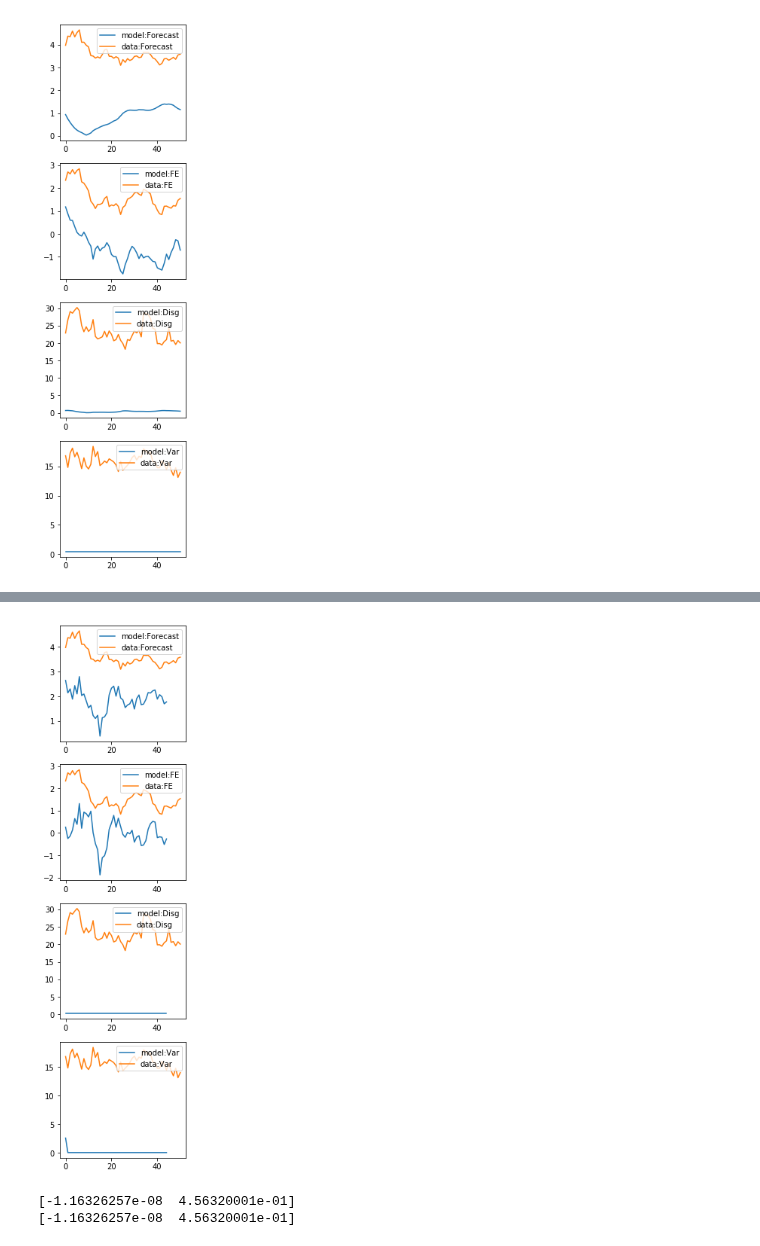
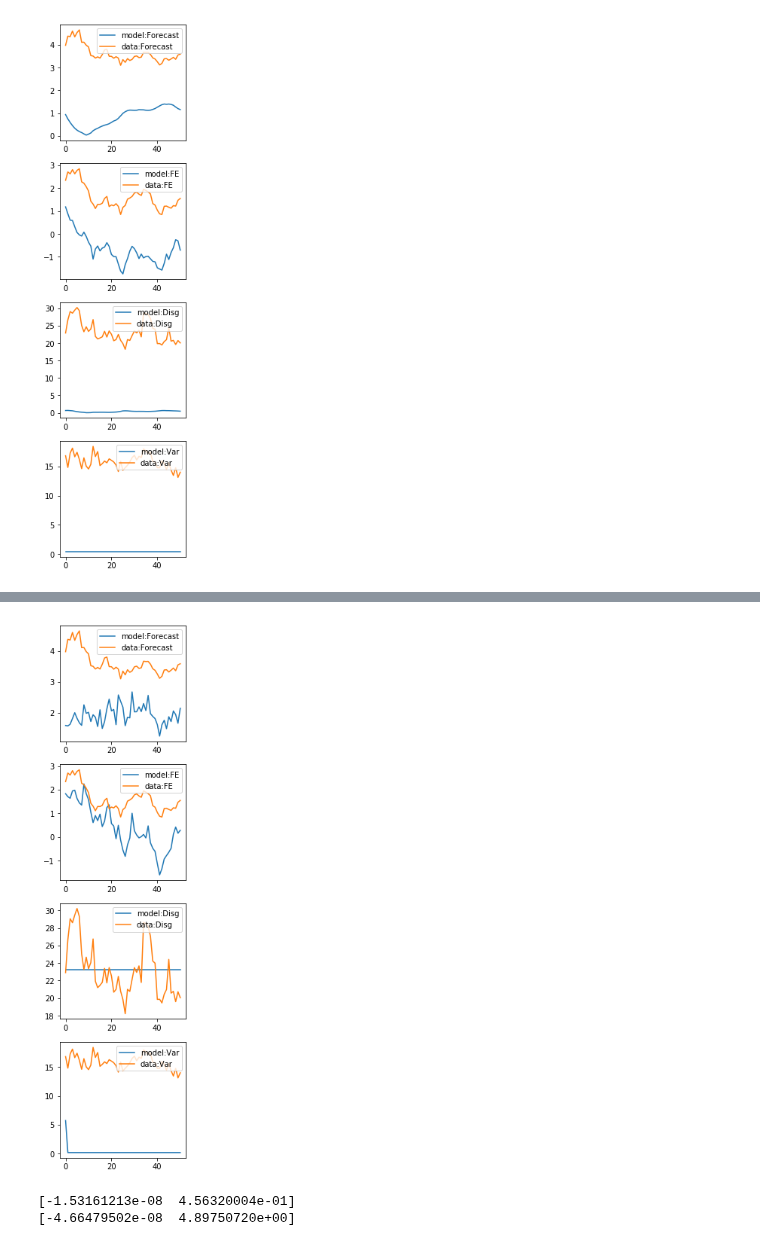
Before and after one commit to TaoWangEcon/ExpProject, a Jupyter notebook: workingfolder/python/DoEstimationWithData.ipynb, the cells around one changed output, grey strips where cells are left out. Drawn from its saved outputs; the diff is of its cells as text; code cells hidden in the pictures.

Commit message:
debugged NI estimation but the estimates remains crazily small

```diff
--- a/workingfolder/python/DoEstimationWithData.ipynb
+++ b/workingfolder/python/DoEstimationWithData.ipynb
@@ -294,24 +297,27 @@ NI_model2 = ni(real_time = real_time,process_para = process_paraM_est)
 NI_model2.SimulateSignals()
 NI_model2.GetRealization(realized_CPI)
 NI_model2.GetDataMoments(data_moms_dct)
+NI_model2.moments = ['Forecast','Disg','Var']
 NI_model2.ParaEstimate(para_guess=np.array([0.01,0.01]))
 
-sigmas_est_SCE = NI_model.para_est
+sigmas_est_SCE = NI_model2.para_est
 # %%
-## compare the data with estimation for SPF
+## compare the data with estimation for SCE
+
 NI_para_est_SCE = {"sigma_pb":sigmas_est_SCE[0],
                   "sigma_pr":sigmas_est_SCE[1],}
 
-NI_model.exp_para = NI_para_est_SCE
-NI_est = NI_model.NIForecaster()
+NI_model2.exp_para = NI_para_est_SCE
+NI_est = NI_model2.NIForecaster()
 
 NIplot = ForecastPlotDiag(NI_est,data_moms_dct_SCE)
+
 #sigmas_est_SPF
 # %% [output]
-[figure, old version]
+[figure, new version]
 # %%
-print(sigmas_est_SPF)
-print(sigmas_est_SCE)
+print(str(sigmas_est_SPF))
+print(str(sigmas_est_SCE))
 # %% [output]
-[-1.16326257e-08  4.56320001e-01]
-[-1.16326257e-08  4.56320001e-01]
+[-1.53161213e-08  4.56320004e-01]
+[-4.66479502e-08  4.89750720e+00]
```
Also changed, not shown: parts of 4 cells of this notebook, 2 other files.
